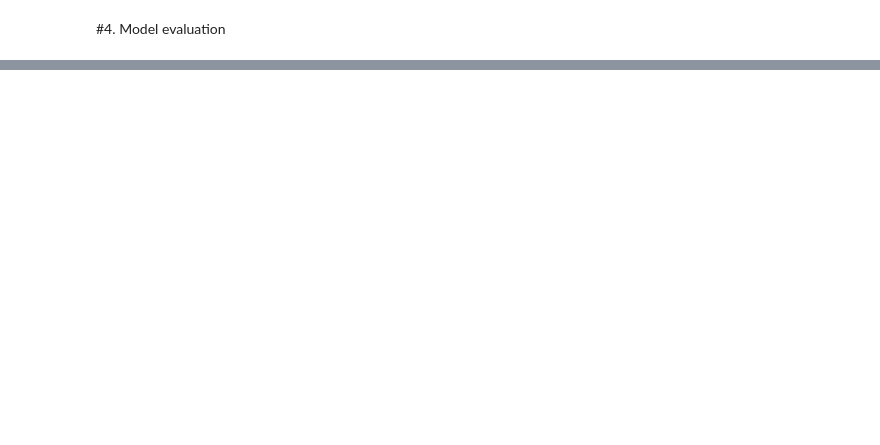
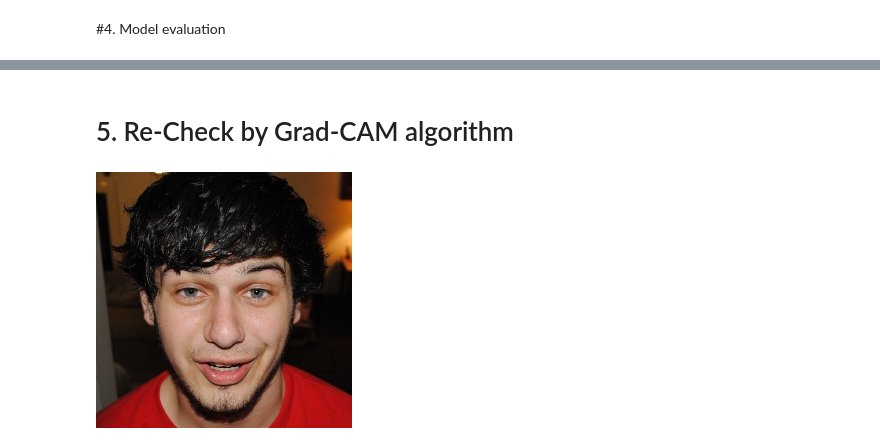
Before and after one commit to earthlovebpt/myprojects, a Jupyter notebook: Fake_face_classification.ipynb, the cells around one changed output, grey strips where cells are left out. Saved outputs shown, nothing was run; the diff lists cells and outputs as text; code cells hidden in the pictures; blank space fills up the shorter version.

```diff
--- a/Fake_face_classification.ipynb
+++ b/Fake_face_classification.ipynb
@@ -486,3 +378,5 @@ print(metrics.classification_report(y_test, y_pred>0.5))
     accuracy                           1.00     20000
    macro avg       1.00      1.00      1.00     20000
 weighted avg       1.00      1.00      1.00     20000
+# %% [markdown]
+# 5. Re-Check by Grad-CAM algorithm
@@ -488,0 +463,8 @@ weighted avg       1.00      1.00      1.00     20000
+# %%
+path = '/content/real_vs_fake/real-vs-fake/test/fake'
+path = '/content/real_vs_fake/real-vs-fake/test/real'
+img_path = path + '/' + os.listdir(path)[1]
+
+Image(img_path)
+# %% [output]
+[figure, added]
```
Also changed, not shown: parts of 40 cells of this notebook.
